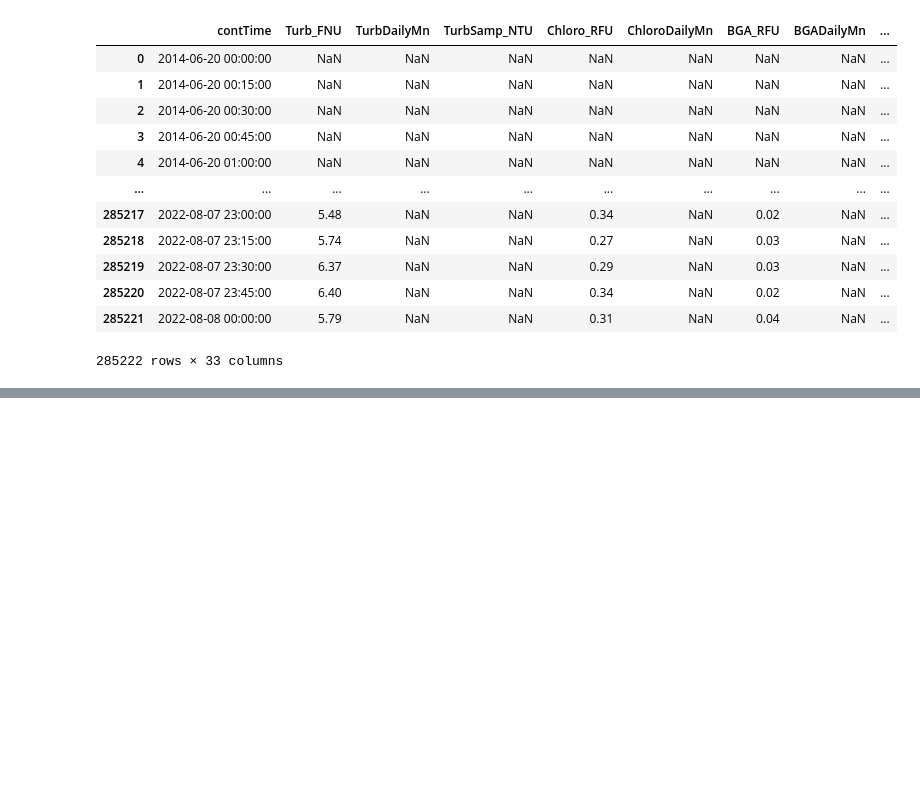
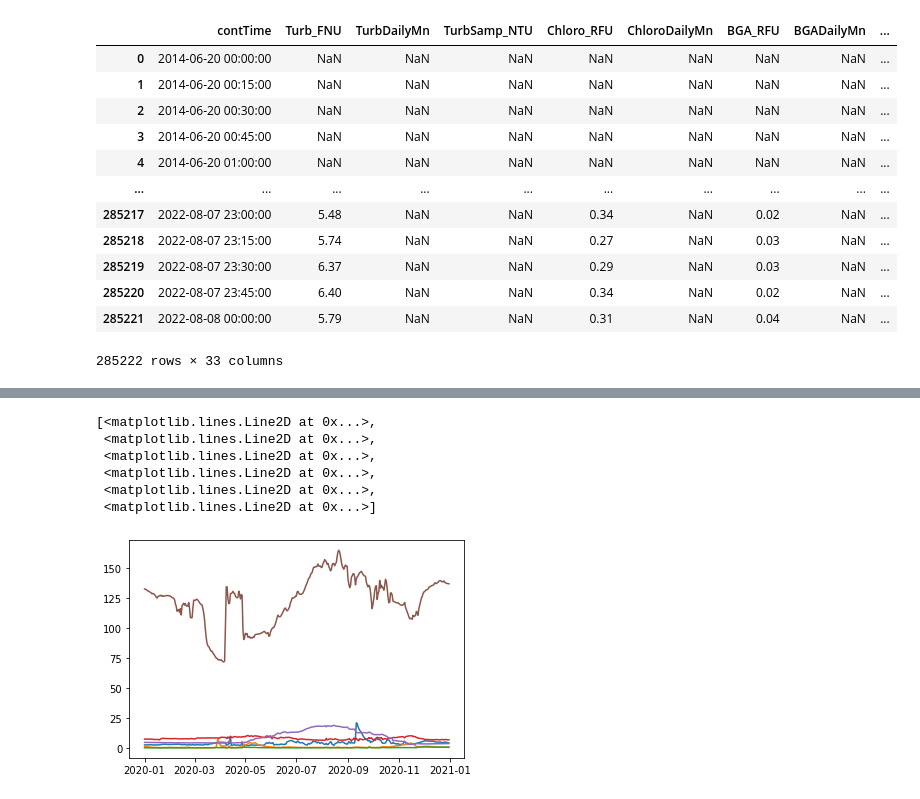
Before and after one commit to Krispy3/HFF_Water, a Jupyter notebook: VAR Model.ipynb, the cells around one changed output, grey strips where cells are left out. Saved outputs shown, nothing was run; the diff lists cells and outputs as text; code cells hidden in the pictures; blank space fills up the shorter version.

```diff
--- a/VAR Model.ipynb
+++ b/VAR Model.ipynb
@@ -139 +145,11 @@ print(yhat)
+# %%
+plt.plot(ipe_interp['2020'])
+# %% [output]
+[<matplotlib.lines.Line2D at 0x...>,
+ <matplotlib.lines.Line2D at 0x...>,
+ <matplotlib.lines.Line2D at 0x...>,
+ <matplotlib.lines.Line2D at 0x...>,
+ <matplotlib.lines.Line2D at 0x...>,
+ <matplotlib.lines.Line2D at 0x...>]
+[figure, added]
 # %%
```
Also changed, not shown: parts of 9 cells of this notebook, 1 other file.
